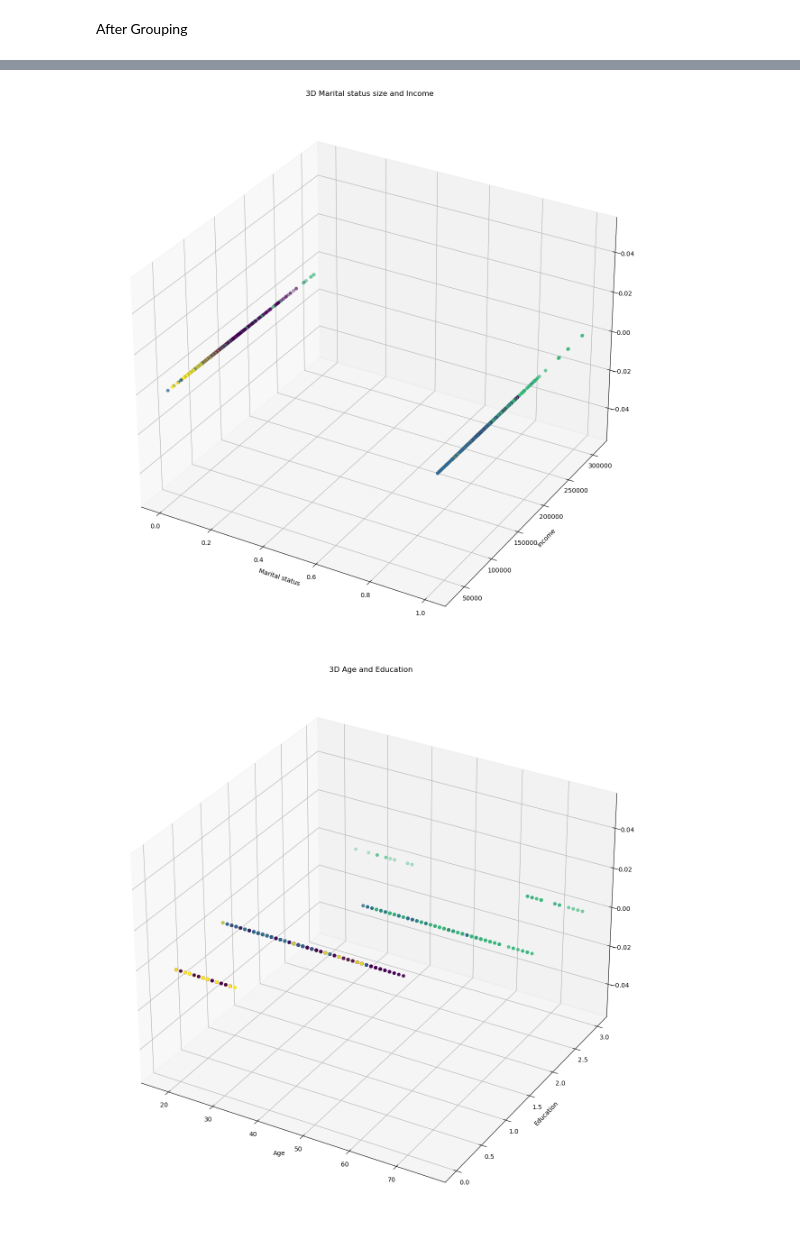
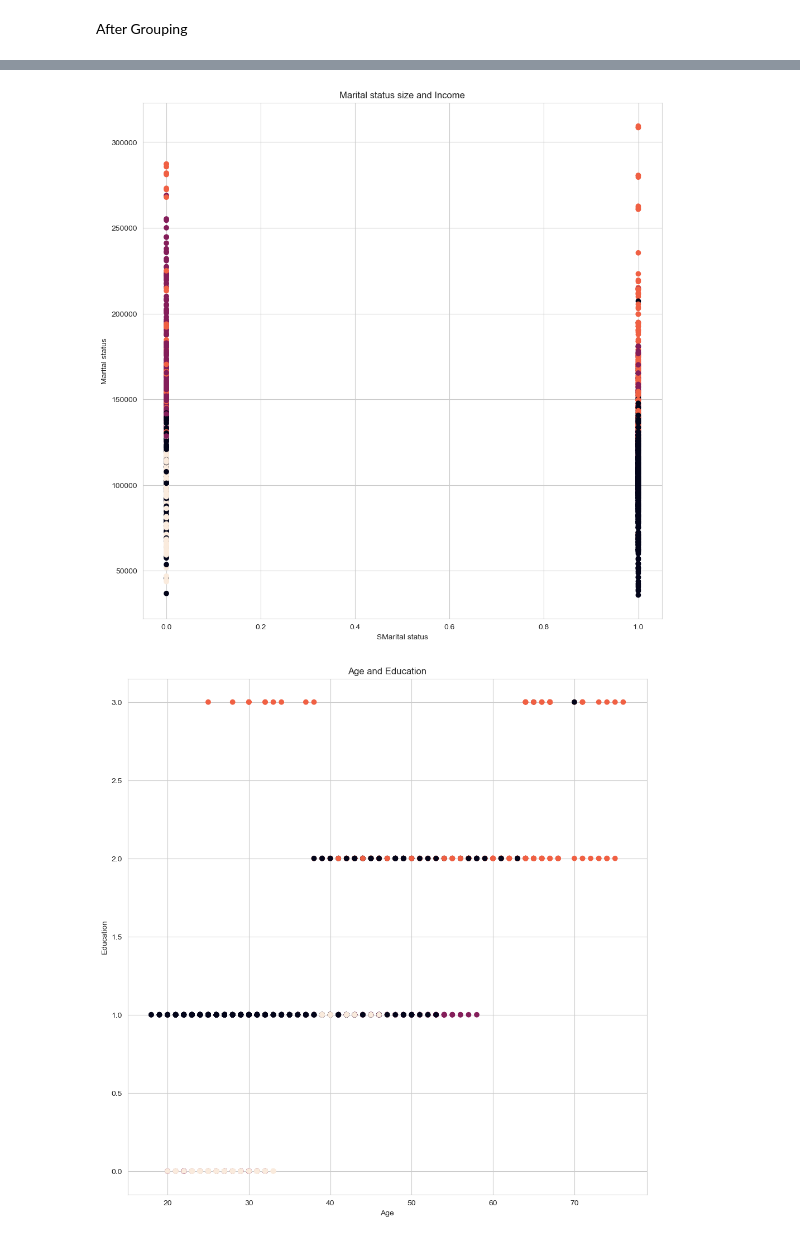
Before and after one commit to The-DigitalAcademy/Unsupervised_Learning_Project, a Jupyter notebook: Python/Unsupervised_kmeans.ipynb, the cells around one changed output, grey strips where cells are left out. Drawn from its saved outputs; the diff is of its cells as text; code cells hidden in the pictures.

```diff
--- a/Python/Unsupervised_kmeans.ipynb
+++ b/Python/Unsupervised_kmeans.ipynb
@@ -13,7 +15,7 @@ import matplotlib.pyplot as plt
 import seaborn as sns
 from sklearn.decomposition import PCA
 # %%
-my_dataset =  pd.read_csv('/Users/da_learner_mac_45/Downloads/segmentation data.csv')
+my_dataset =  pd.read_csv('/Users/da_learners_m1_18/Downloads/segmentation data.csv')
 # %%
 my_dataset.head()
 # %% [output]
@@ -247,9 +245,9 @@ plt.show()
 # %%
-fig = plt.figure(figsize=(12, 12))
-ax = Axes3D(fig)
-ax.scatter(seg_pca_kmeans['Settlement size'], seg_pca_kmeans['Income'],c=seg_pca_kmeans['segment K-means PCA'])
-ax.set_xlabel('Settlement size')
-ax.set_ylabel('Income')
-ax.set_title('3D Settlement size and Income ')
+sns.set_style('whitegrid')
+plt.figure(figsize=(12, 12))
+plt.scatter(seg_pca_kmeans['Settlement size'], seg_pca_kmeans['Income'], c=seg_pca_kmeans['segment K-means PCA'])
+plt.xlabel('Settlement size')
+plt.ylabel('Income')
+plt.title('Settlement size and Income ')
 plt.show()
 # %% [output]
@@ -257,9 +255,9 @@ plt.show()
 # %%
-fig = plt.figure(figsize=(12, 12))
-ax = Axes3D(fig)
-ax.scatter(seg_pca_kmeans['Age'], seg_pca_kmeans['Marital status'],c=seg_pca_kmeans['segment K-means PCA'])
-ax.set_xlabel('Age')
-ax.set_ylabel('Marital status')
-ax.set_title('3D Marital status size and Age ')
+sns.set_style('whitegrid')
+plt.figure(figsize=(12, 12))
+plt.scatter(seg_pca_kmeans['Age'], seg_pca_kmeans['Marital status'], c=seg_pca_kmeans['segment K-means PCA'])
+plt.xlabel('Age')
+plt.ylabel('Marital status')
+plt.title('Marital status size and Age')
 plt.show()
 # %% [output]
@@ -267,20 +265,20 @@ plt.show()
 # %%
-fig = plt.figure(figsize=(12, 12))
-ax = Axes3D(fig)
-ax.scatter(seg_pca_kmeans['Marital status'], seg_pca_kmeans['Income'],c=seg_pca_kmeans['segment K-means PCA'])
-ax.set_xlabel('Marital status')
-ax.set_ylabel('Income')
-ax.set_title('3D Marital status size and Income ')
+sns.set_style('whitegrid')
+plt.figure(figsize=(12, 12))
+plt.scatter(seg_pca_kmeans['Marital status'], seg_pca_kmeans['Income'], c=seg_pca_kmeans['segment K-means PCA'])
+plt.xlabel('SMarital status')
+plt.ylabel('Marital status')
+plt.title('Marital status size and Income')
 plt.show()
 # %% [output]
-[figure, old version]
+[figure, new version]
 # %%
-fig = plt.figure(figsize=(12, 12))
-ax = Axes3D(fig)
-ax.scatter(seg_pca_kmeans['Age'], seg_pca_kmeans['Education'],c=seg_pca_kmeans['segment K-means PCA'])
-ax.set_xlabel('Age')
-ax.set_ylabel('Education')
-ax.set_title('3D Age and Education')
+sns.set_style('whitegrid')
+plt.figure(figsize=(12, 12))
+plt.scatter(seg_pca_kmeans['Age'], seg_pca_kmeans['Education'], c=seg_pca_kmeans['segment K-means PCA'])
+plt.xlabel('Age')
+plt.ylabel('Education')
+plt.title('Age and Education')
 plt.show()
 # %% [output]
-[figure, old version]
+[figure, new version]
```
Also changed, not shown: parts of 16 cells of this notebook.
